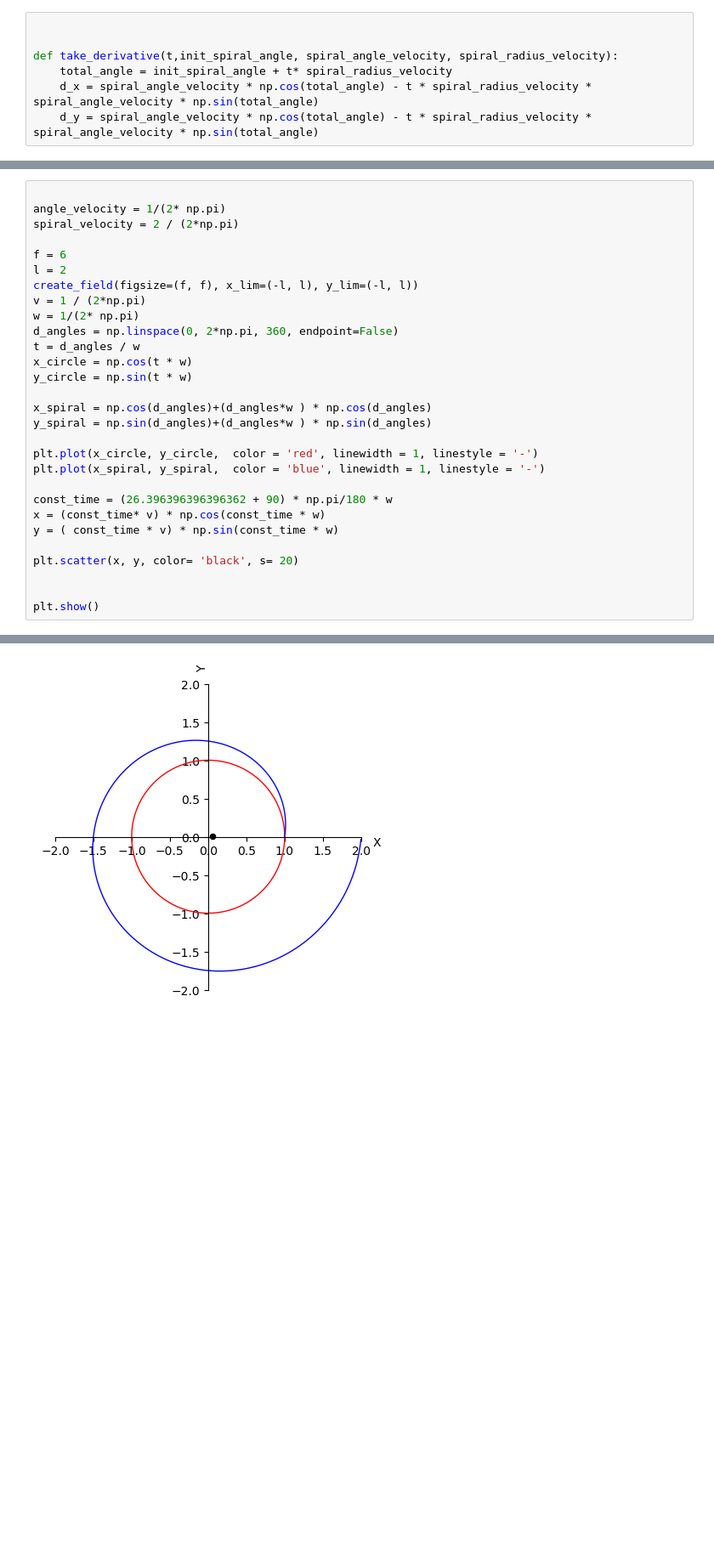
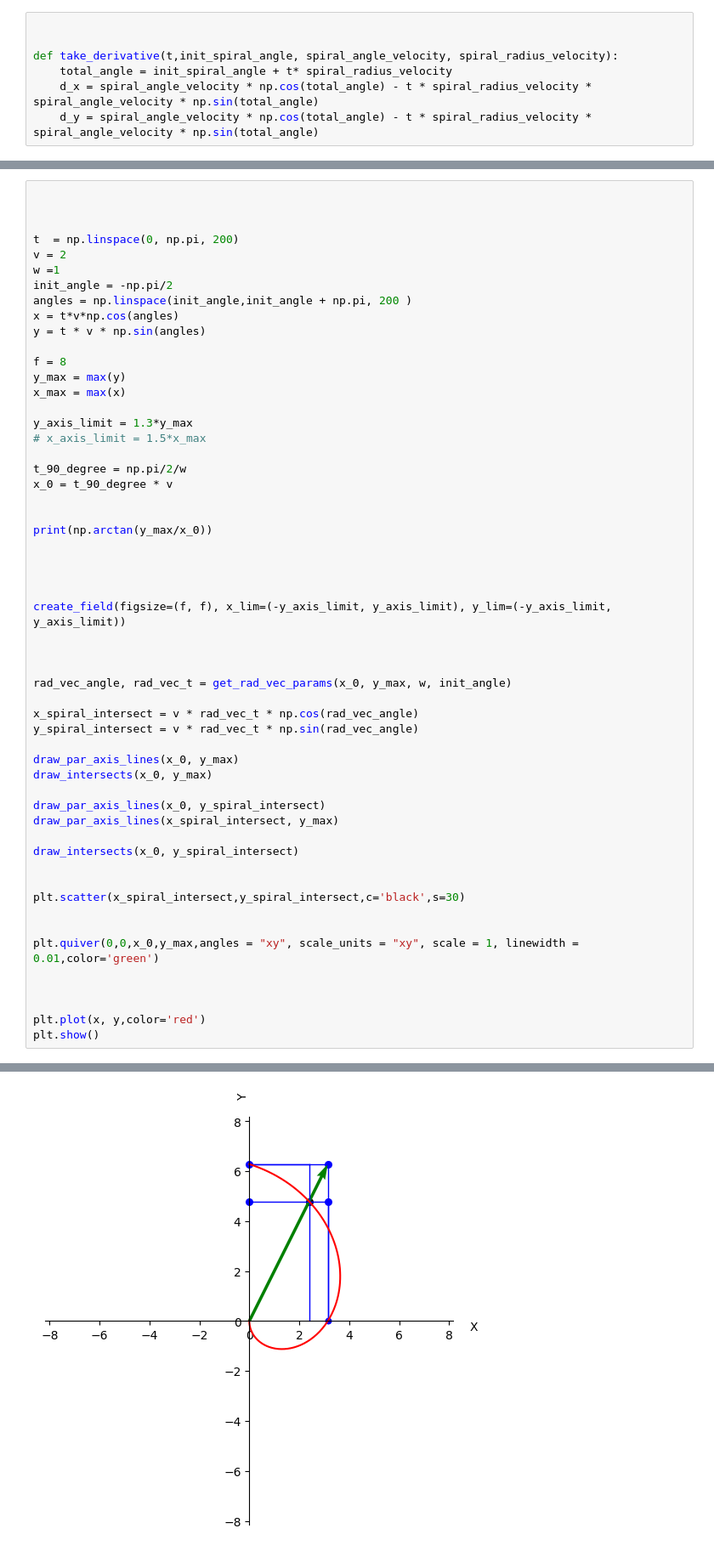
Before and after one commit to Kiril-Lazarov/Intersection-points-between-a-line-and-a-spiral, a Jupyter notebook: Intersection between a line and a spiral.ipynb, the cells around one changed output, grey strips where cells are left out. Shown at 85% size. Cells and saved outputs as stored; diff of their text form; blank space fills up the shorter version.

Commit message:
Start to create explanation graphics

```diff
--- a/Intersection between a line and a spiral.ipynb
+++ b/Intersection between a line and a spiral.ipynb
@@ -336,30 +324,56 @@ const_angle:  217.99026187437107
 # %%
 
-angle_velocity = 1/(2* np.pi)
-spiral_velocity = 2 / (2*np.pi)
-
-f = 6
-l = 2
-create_field(figsize=(f, f), x_lim=(-l, l), y_lim=(-l, l))
-v = 1 / (2*np.pi)
-w = 1/(2* np.pi)
-d_angles = np.linspace(0, 2*np.pi, 360, endpoint=False)
-t = d_angles / w
-x_circle = np.cos(t * w)
-y_circle = np.sin(t * w)
-
-x_spiral = np.cos(d_angles)+(d_angles*w ) * np.cos(d_angles)
-y_spiral = np.sin(d_angles)+(d_angles*w ) * np.sin(d_angles)
-
-plt.plot(x_circle, y_circle,  color = 'red', linewidth = 1, linestyle = '-')
-plt.plot(x_spiral, y_spiral,  color = 'blue', linewidth = 1, linestyle = '-')
-
-const_time = (26.396396396396362 + 90) * np.pi/180 * w
-x = (const_time* v) * np.cos(const_time * w)
-y = ( const_time * v) * np.sin(const_time * w)
-
-plt.scatter(x, y, color= 'black', s= 20)
 
 
+t  = np.linspace(0, np.pi, 200)
+v = 2
+w =1
+init_angle = -np.pi/2
+angles = np.linspace(init_angle,init_angle + np.pi, 200 )
+x = t*v*np.cos(angles)
+y = t * v * np.sin(angles)
+
+f = 8
+y_max = max(y)
+x_max = max(x)
+
+y_axis_limit = 1.3*y_max
+# x_axis_limit = 1.5*x_max
+
+t_90_degree = np.pi/2/w
+x_0 = t_90_degree * v
+
+
+print(np.arctan(y_max/x_0))
+
+
+
+
+create_field(figsize=(f, f), x_lim=(-y_axis_limit, y_axis_limit), y_lim=(-y_axis_limit, y_axis_limit))
+
+
+
+rad_vec_angle, rad_vec_t = get_rad_vec_params(x_0, y_max, w, init_angle)
+
+x_spiral_intersect = v * rad_vec_t * np.cos(rad_vec_angle)
+y_spiral_intersect = v * rad_vec_t * np.sin(rad_vec_angle)
+
+draw_par_axis_lines(x_0, y_max)
+draw_intersects(x_0, y_max)
+
+draw_par_axis_lines(x_0, y_spiral_intersect)
+draw_par_axis_lines(x_spiral_intersect, y_max)
+
+draw_intersects(x_0, y_spiral_intersect)
+
+
+plt.scatter(x_spiral_intersect,y_spiral_intersect,c='black',s=30)
+
+
+plt.quiver(0,0,x_0,y_max,angles = "xy", scale_units = "xy", scale = 1, linewidth = 0.01,color='green')
+
+
+
+plt.plot(x, y,color='red')
 plt.show()
 # %% [output]
@@ -366 +381 @@ plt.show()
-[figure, old version]
+[figure, new version]
```
Also changed, not shown: parts of 5 cells of this notebook.
